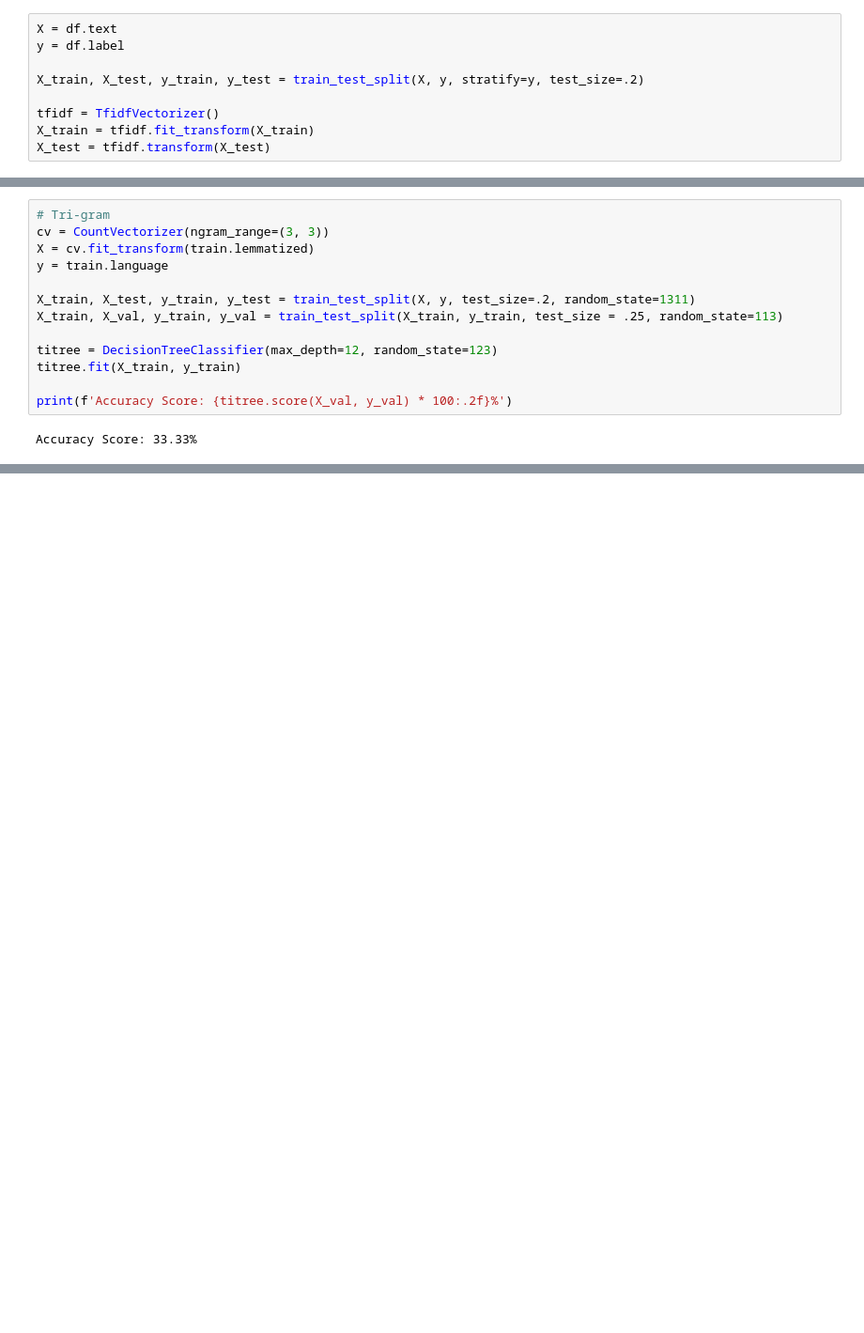
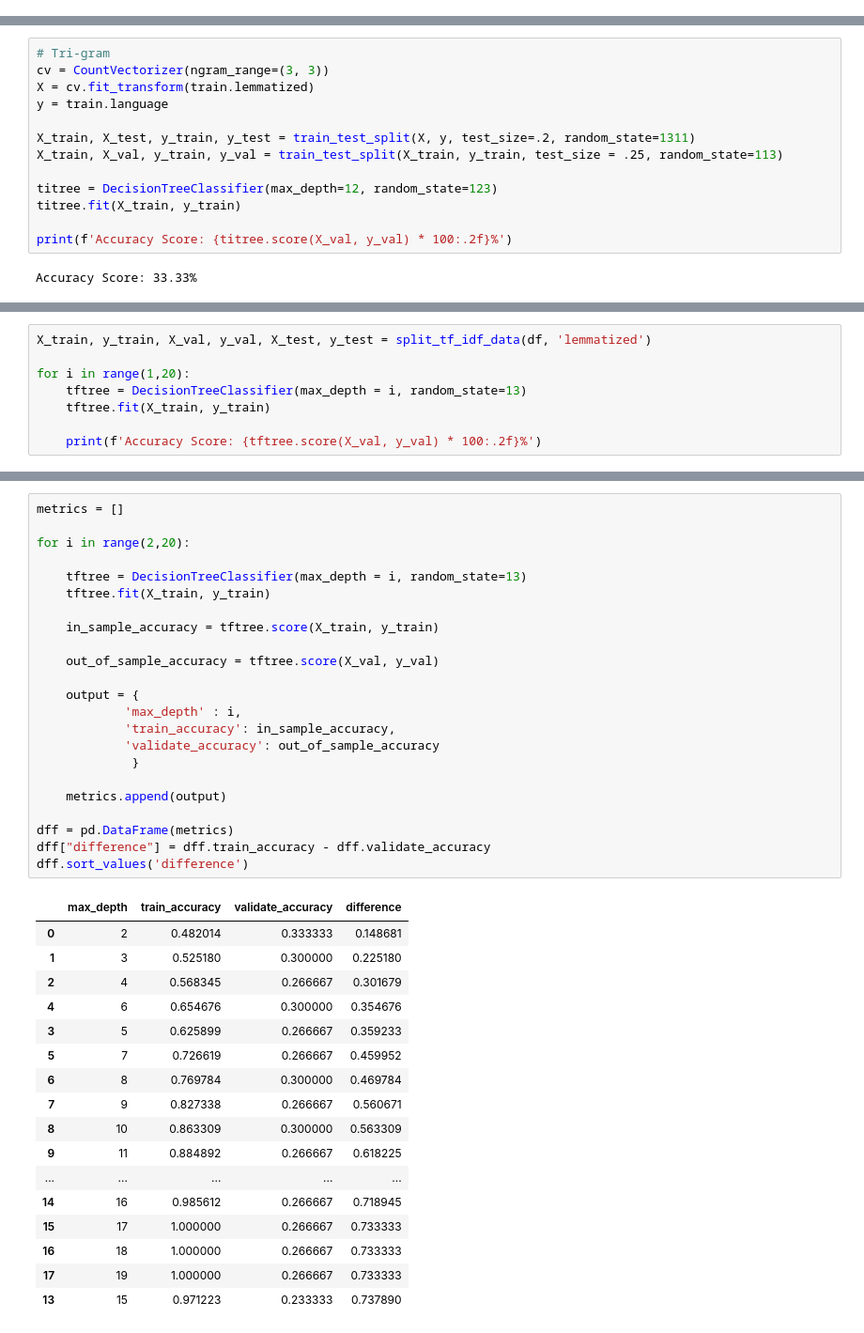
Before and after one commit to NLP-mini-project/NLP-MVP, a Jupyter notebook: nick_prepare_explore.ipynb, the cells around one changed output, grey strips where cells are left out. Shown: that part at 94% size. Drawn from its saved outputs; the diff is of its cells as text; blank space fills up the shorter version.

```diff
--- a/nick_prepare_explore.ipynb
+++ b/nick_prepare_explore.ipynb
@@ -728,9 +706,0 @@ X_train, y_train, X_val, y_val, X_test, y_test = split_cv_models(df, 'lemmatized
-# %%
-X = df.text
-y = df.label
-
-X_train, X_test, y_train, y_test = train_test_split(X, y, stratify=y, test_size=.2)
-
-tfidf = TfidfVectorizer()
-X_train = tfidf.fit_transform(X_train)
-X_test = tfidf.transform(X_test)
@@ -926,0 +923,8 @@ Jupyter Notebook       0.00      0.00      0.00         6
+# %%
+X_train, y_train, X_val, y_val, X_test, y_test = split_tf_idf_data(df, 'lemmatized')
+
+for i in range(1,20):
+    tftree = DecisionTreeClassifier(max_depth = i, random_state=13)
+    tftree.fit(X_train, y_train)
+
+    print(f'Accuracy Score: {tftree.score(X_val, y_val) * 100:.2f}%')
@@ -926,0 +951,41 @@ Jupyter Notebook       0.00      0.00      0.00         6
+# %%
+metrics = []
+
+for i in range(2,20):
+
+    tftree = DecisionTreeClassifier(max_depth = i, random_state=13)
+    tftree.fit(X_train, y_train)
+
+    in_sample_accuracy = tftree.score(X_train, y_train)
+
+    out_of_sample_accuracy = tftree.score(X_val, y_val)
+
+    output = {
+            'max_depth' : i,
+            'train_accuracy': in_sample_accuracy,
+            'validate_accuracy': out_of_sample_accuracy
+             }
+
+    metrics.append(output)
+
+dff = pd.DataFrame(metrics)
+dff["difference"] = dff.train_accuracy - dff.validate_accuracy
+dff.sort_values('difference')
+# %% [output]
+|  | max_depth | train_accuracy | validate_accuracy | difference |
+| 0 | 2 | 0.482014 | 0.333333 | 0.148681 |
+| 1 | 3 | 0.525180 | 0.300000 | 0.225180 |
+| 2 | 4 | 0.568345 | 0.266667 | 0.301679 |
+| 4 | 6 | 0.654676 | 0.300000 | 0.354676 |
+| 3 | 5 | 0.625899 | 0.266667 | 0.359233 |
+| 5 | 7 | 0.726619 | 0.266667 | 0.459952 |
+| 6 | 8 | 0.769784 | 0.300000 | 0.469784 |
+| 7 | 9 | 0.827338 | 0.266667 | 0.560671 |
+| 8 | 10 | 0.863309 | 0.300000 | 0.563309 |
+| 9 | 11 | 0.884892 | 0.266667 | 0.618225 |
+| ... | ... | ... | ... | ... |
+| 14 | 16 | 0.985612 | 0.266667 | 0.718945 |
+| 15 | 17 | 1.000000 | 0.266667 | 0.733333 |
+| 16 | 18 | 1.000000 | 0.266667 | 0.733333 |
+| 17 | 19 | 1.000000 | 0.266667 | 0.733333 |
+| 13 | 15 | 0.971223 | 0.233333 | 0.737890 |
```
Also changed, not shown: parts of 85 cells of this notebook, 1 other file.
